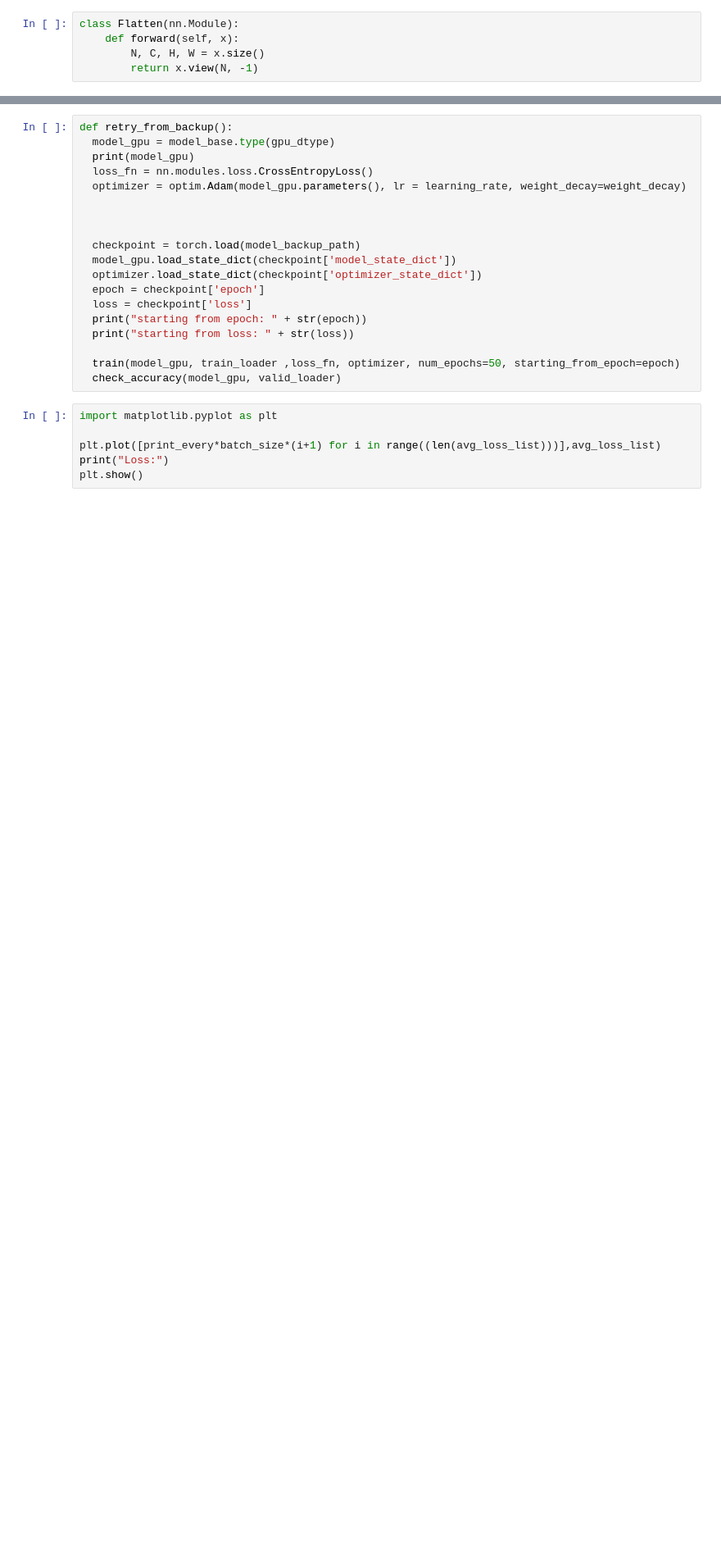
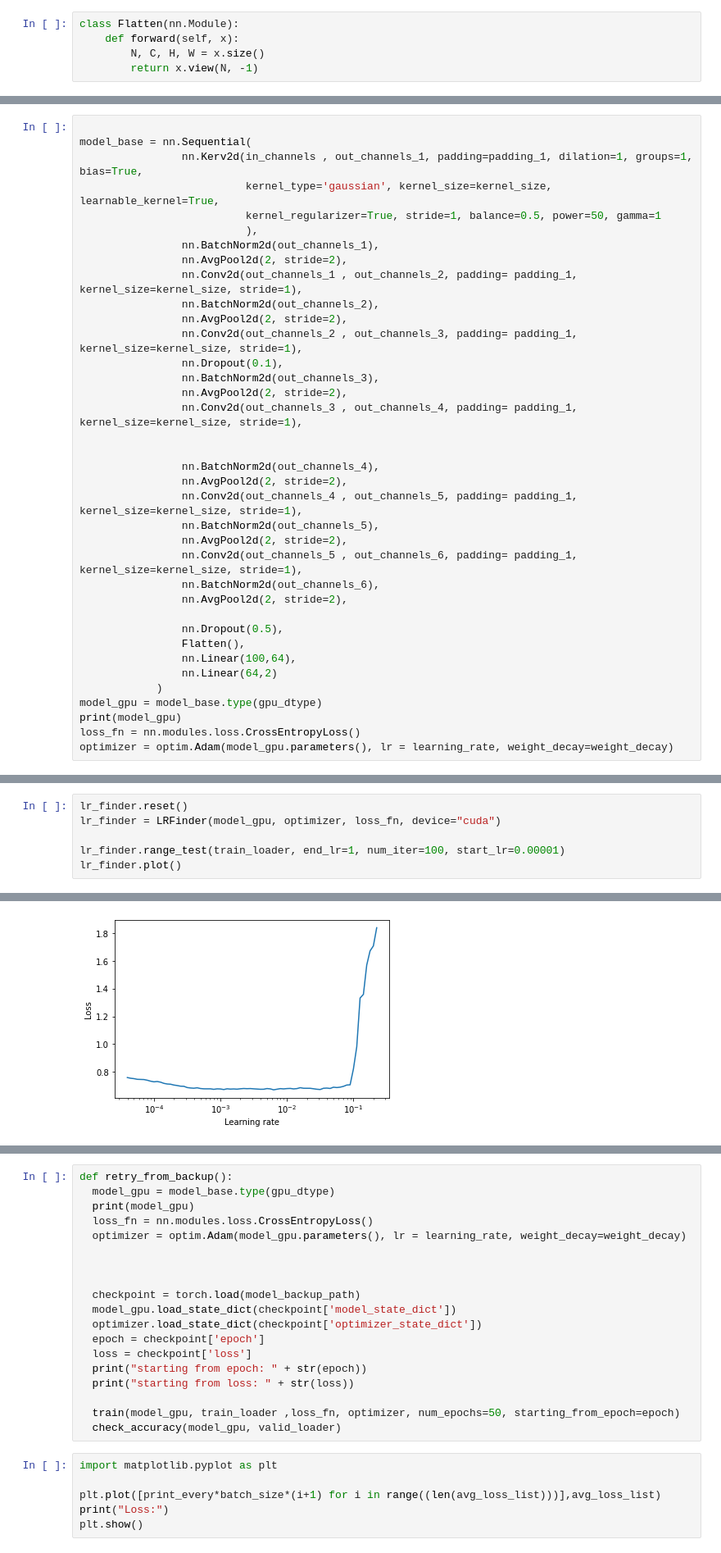
Before and after one commit to kamil-sladowski/KNN, a Jupyter notebook: KNN_Avg_No_Relu2.ipynb, the cells around one changed output, grey strips where cells are left out. Shown at 82% size. Cells and saved outputs as stored; diff of their text form; blank space fills up the shorter version.

```diff
--- a/KNN_Avg_No_Relu2.ipynb
+++ b/KNN_Avg_No_Relu2.ipynb
@@ -314,0 +339,37 @@ check_accuracy(model_gpu, valid_loader)
+# %%
+
+model_base = nn.Sequential(
+                nn.Kerv2d(in_channels , out_channels_1, padding=padding_1, dilation=1, groups=1, bias=True,
+                          kernel_type='gaussian', kernel_size=kernel_size, learnable_kernel=True,
+                          kernel_regularizer=True, stride=1, balance=0.5, power=50, gamma=1
+                          ),
+                nn.BatchNorm2d(out_channels_1),
+                nn.AvgPool2d(2, stride=2),
+                nn.Conv2d(out_channels_1 , out_channels_2, padding= padding_1, kernel_size=kernel_size, stride=1),
+                nn.BatchNorm2d(out_channels_2),
+                nn.AvgPool2d(2, stride=2),
+                nn.Conv2d(out_channels_2 , out_channels_3, padding= padding_1, kernel_size=kernel_size, stride=1),
+                nn.Dropout(0.1),
+                nn.BatchNorm2d(out_channels_3),
+                nn.AvgPool2d(2, stride=2),
+                nn.Conv2d(out_channels_3 , out_channels_4, padding= padding_1, kernel_size=kernel_size, stride=1),
+
+
+                nn.BatchNorm2d(out_channels_4),
+                nn.AvgPool2d(2, stride=2),
+                nn.Conv2d(out_channels_4 , out_channels_5, padding= padding_1, kernel_size=kernel_size, stride=1),
+                nn.BatchNorm2d(out_channels_5),
+                nn.AvgPool2d(2, stride=2),
+                nn.Conv2d(out_channels_5 , out_channels_6, padding= padding_1, kernel_size=kernel_size, stride=1),
+                nn.BatchNorm2d(out_channels_6),
+                nn.AvgPool2d(2, stride=2),
+
+                nn.Dropout(0.5),
+                Flatten(),
+                nn.Linear(100,64),
+                nn.Linear(64,2)
+            )
+model_gpu = model_base.type(gpu_dtype)
+print(model_gpu)
+loss_fn = nn.modules.loss.CrossEntropyLoss()
+optimizer = optim.Adam(model_gpu.parameters(), lr = learning_rate, weight_decay=weight_decay)
@@ -314,0 +394,7 @@ check_accuracy(model_gpu, valid_loader)
+# %%
+lr_finder.reset()
+lr_finder = LRFinder(model_gpu, optimizer, loss_fn, device="cuda")
+
+lr_finder.range_test(train_loader, end_lr=1, num_iter=100, start_lr=0.00001)
+lr_finder.plot()
+# %% [output]
@@ -314,0 +404 @@ check_accuracy(model_gpu, valid_loader)
+[figure, added]
```
Also changed, not shown: parts of 15 cells of this notebook.
